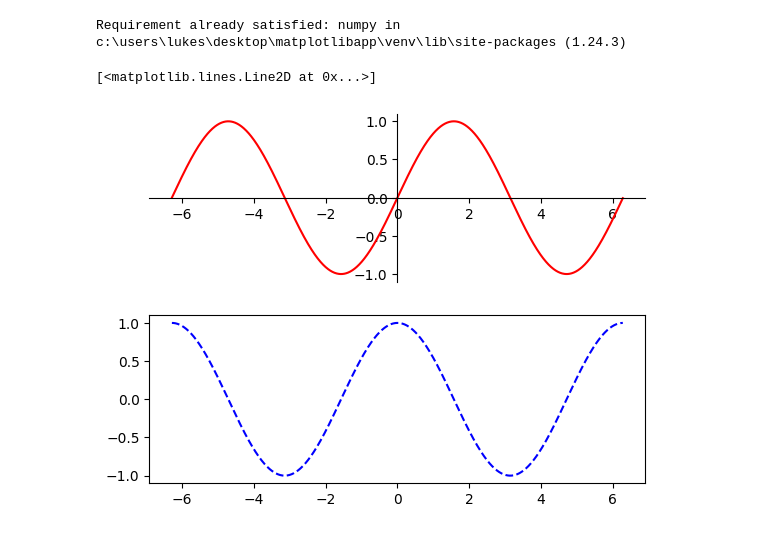
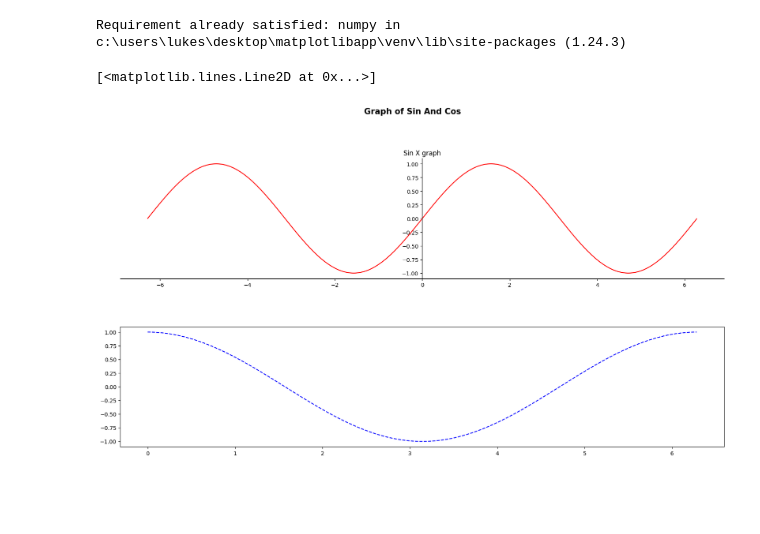
Before and after one commit to Sankie005/Sankiegraph, a Jupyter notebook: python.ipynb, the cells around one changed output. Drawn from its saved outputs; the diff is of its cells as text; code cells hidden in the pictures; blank space fills up the shorter version.

```diff
--- a/python.ipynb
+++ b/python.ipynb
@@ -65,19 +79,21 @@ plt.show()
 !pip install numpy
 # %% [output]
 Requirement already satisfied: numpy in c:\users\lukes\desktop\matplotlibapp\venv\lib\site-packages (1.24.3)
-# %%
-import numpy as np
-fig,ax=plt.subplots(2)
-ax[0].spines["bottom"].set_position("center")
-ax[0].spines["left"].set_position("center")
-ax[0].spines["right"].set_color('None')
-ax[0].spines["top"].set_color("None")
-ax[0].xaxis.set_ticks_position('bottom')
-ax[0].yaxis.set_ticks_position('left')
-x=np.arange(-2*np.pi,2*np.pi,0.01)
-y=np.arange(-2*np.pi,2*np.pi,0.01)
-ax[0].plot(x,np.sin(x),"-",color="red")
-ax[1].plot(y,np.cos(x),"--",color="blue")
-# %% [output]
-[<matplotlib.lines.Line2D at 0x...>]
-[figure, removed]
+# %%
+import numpy as np
+fig=plt.figure(figsize=(20,10))
+fig.suptitle("Graph of Sin And Cos",fontsize='15',fontweight="bold")
+fig.subplots_adjust(hspace=0.4, top=0.85)
+sx=np.arange(-2*np.pi,2*np.pi,0.01)
+cx=np.arange(0,2*np.pi,0.01)
+singraph=fig.add_subplot(211)
+cosgraph=fig.add_subplot(212)
+singraph.spines["left"].set_position("center")
+singraph.spines["right"].set_color('None')
+singraph.spines["top"].set_color("None")
+singraph.title.set_text("Sin X graph")
+singraph.plot(sx,np.sin(sx),"-",color="red")
+cosgraph.plot(cx,np.cos(cx),"--",color="blue")
+# %% [output]
+[<matplotlib.lines.Line2D at 0x...>]
+[figure, added]
```
Also changed, not shown: parts of 4 cells of this notebook.
